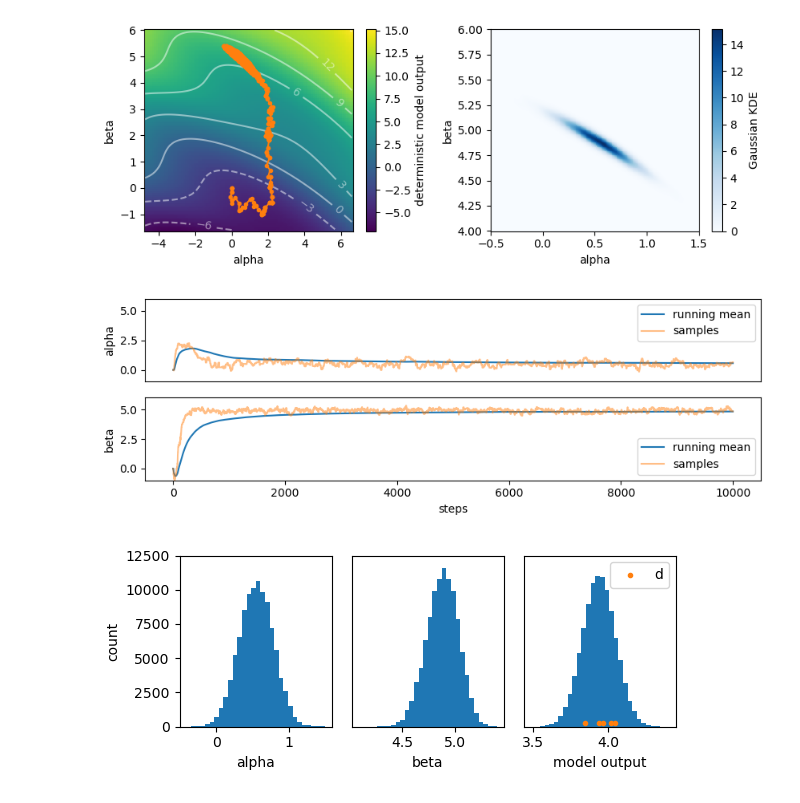
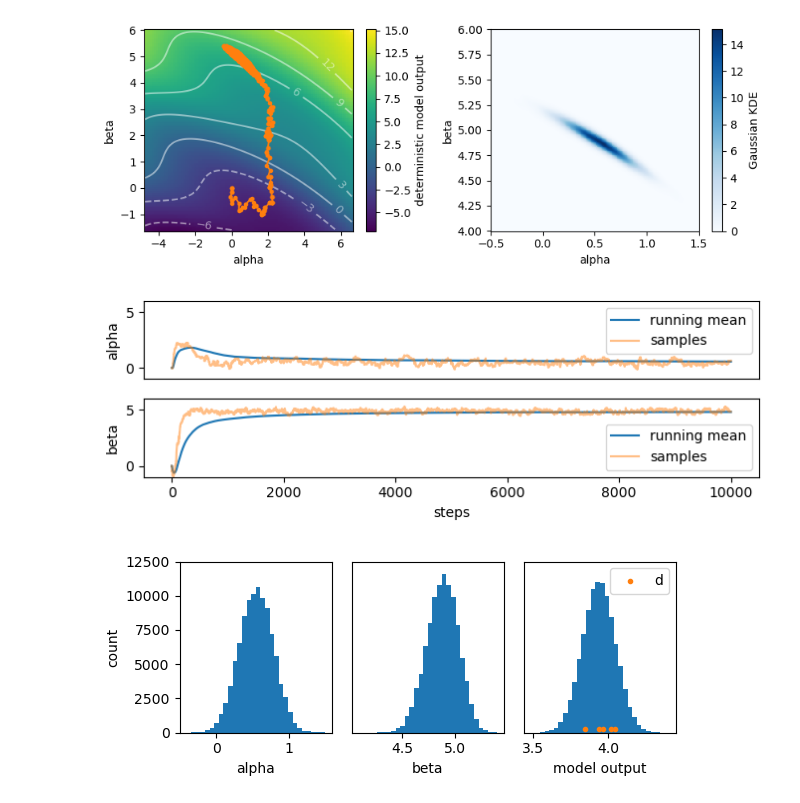
Before and after one commit to NiklasSchaaf/UQ_2023, a Jupyter notebook: homework_9/hw9_nik.ipynb, the cells around one changed output. Saved outputs shown, nothing was run; the diff lists cells and outputs as text; code cells hidden in the pictures.

```diff
--- a/homework_9/hw9_nik.ipynb
+++ b/homework_9/hw9_nik.ipynb
@@ -137,7 +137,7 @@ def metropolis_hastings(steps,data,sigma=1,u0 = np.array([0,0])):
     return samples, probs, accepted/steps
 
 # data vector
-data = [4.02, 3.97, 4.05, 3.85, 3.94]
+data = np.array([4.02, 3.97, 4.05, 3.85, 3.94])
 
 np.random.seed(42)
 # %%
@@ -218,28 +218,28 @@ plt.savefig('MCMC_path.png', dpi=300)
 # %%
 running_a = np.cumsum(samples[:,0])/np.arange(1,steps+2)
 running_b = np.cumsum(samples[:,1])/np.arange(1,steps+2)
 
-plt.figure(figsize=(8.5,3))
+plt.figure(figsize=(7,2.5))
 plt.subplot(2,1,1)
 plt.plot(running_a[:5000], label='running mean')
 plt.plot(samples[:5000,0], alpha = 0.5, label = 'samples')
 plt.ylim([-1,6])
 plt.ylabel('alpha')
 plt.xticks([])
 plt.legend()
 
 plt.subplot(2,1,2)
 plt.plot(running_b[:10_000], label='running mean')
 plt.plot(samples[:10_000,1],alpha=0.5, label='samples')
 plt.ylim([-1,6])
 plt.ylabel('beta')
 plt.xlabel('steps')
 plt.legend()
 
 plt.tight_layout()
 plt.savefig('convergence.png', dpi=300)
 # %% [output]
-[figure, old version]
+[figure, new version]
 # %%
 # calulate the model output for the samples
 mod_samp = np.zeros(len(samples))
```
Also changed, not shown: parts of 1 cell of this notebook, 1 other file.
